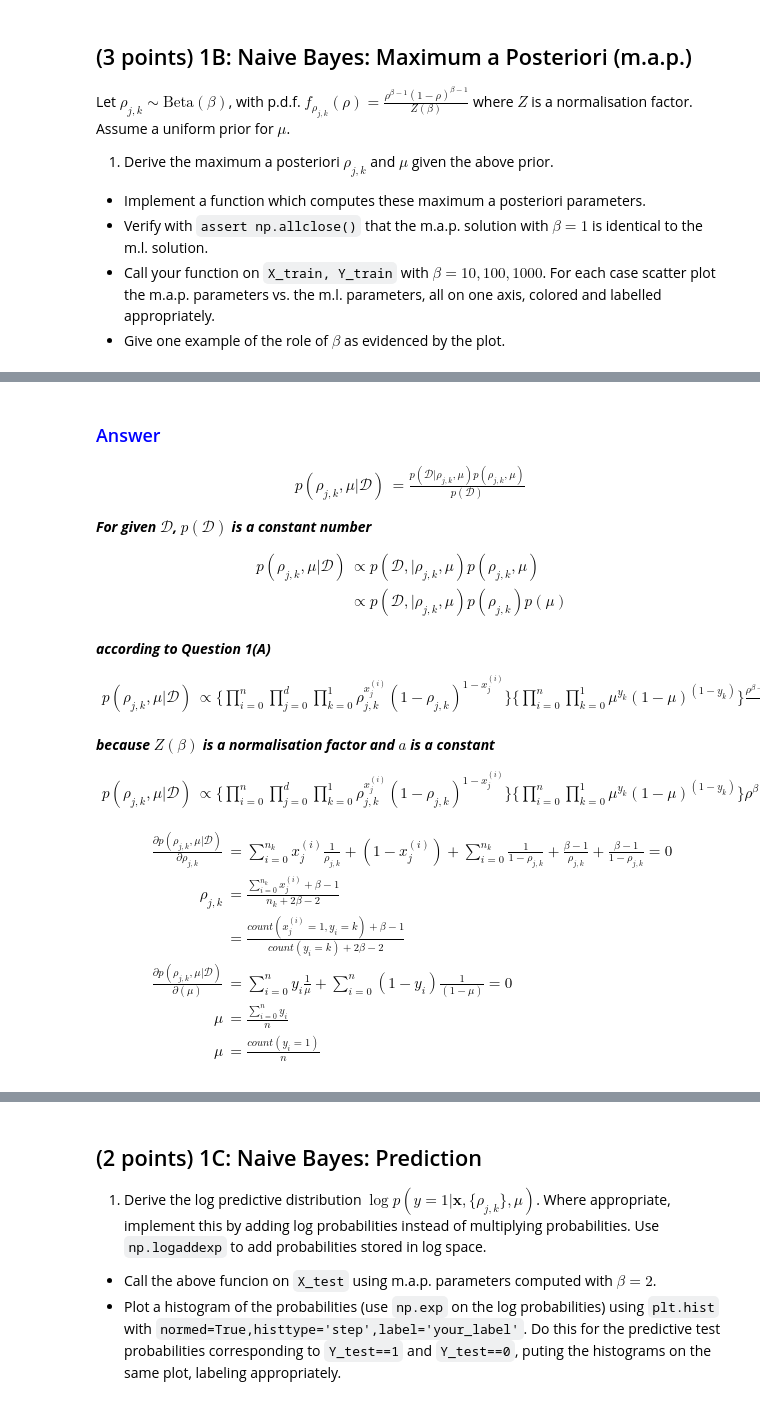
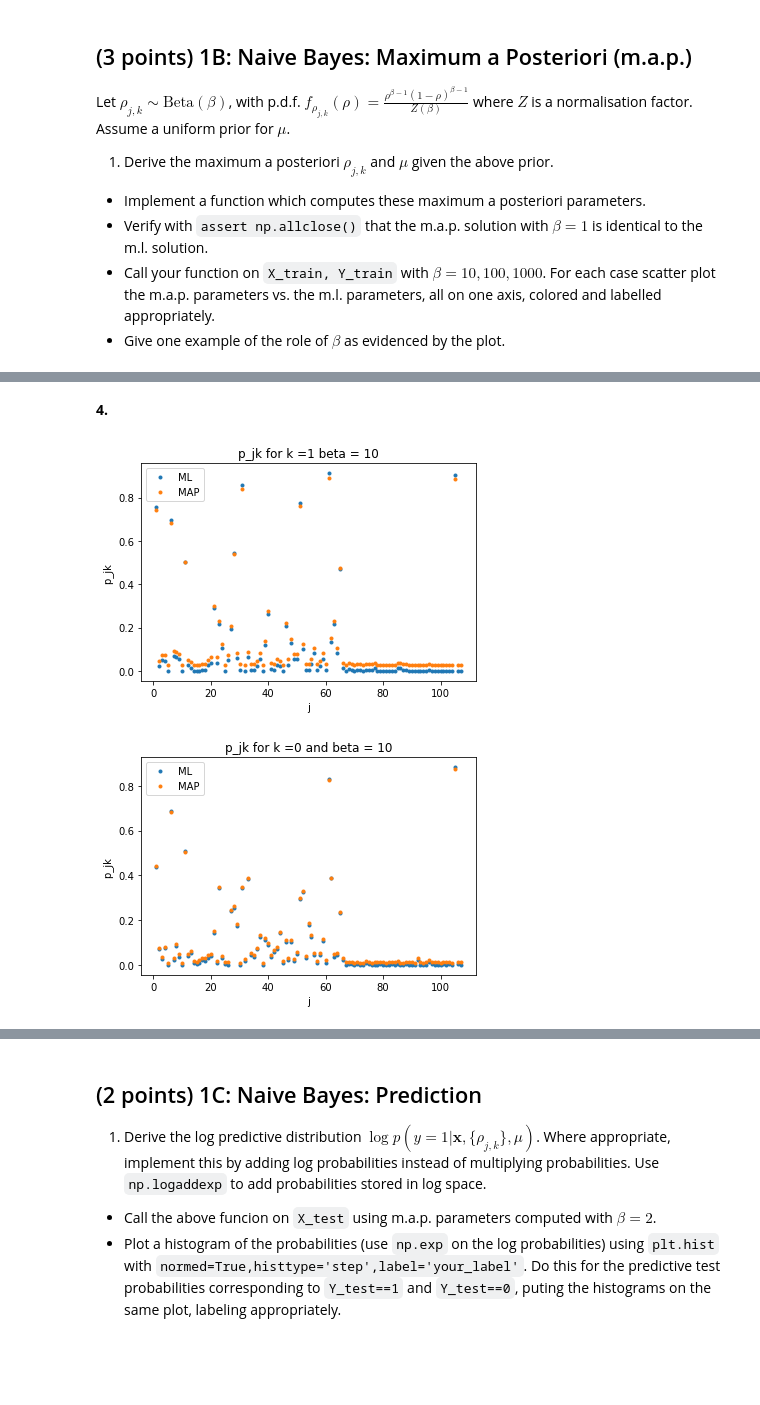
Before and after one commit to yifeiacc/Synchronize, a Jupyter notebook: ML_ass1/assigment1.ipynb, the cells around one changed output, grey strips where cells are left out. Cells and saved outputs as stored; diff of their text form; code cells hidden in the pictures; blank space fills up the shorter version.

```diff
--- a/ML_ass1/assigment1.ipynb
+++ b/ML_ass1/assigment1.ipynb
@@ -297,34 +329,32 @@ plt.show()
-# %% [markdown]
-### <span style="color:blue">Answer</span>
-<i>\begin{alignedat}{3}
-p(\rho_{j,k},\mu|\mathcal{D}) &=\frac{p(\mathcal{D}|\rho_{j,k},\mu)p(\rho_{j,k},\mu)}{p(\mathcal{D})}\
-\end{alignedat}</i>
-
-<i>**For given $\mathcal{D}$, $p(\mathcal{D})$ is a constant number**</i>
-
-<i>\begin{alignedat}{3}
-p(\rho_{j,k},\mu|\mathcal{D}) &\propto p(\mathcal{D},|\rho_{j,k},\mu)p(\rho_{j,k},\mu)\\
-&\propto p(\mathcal{D},|\rho_{j,k},\mu)p(\rho_{j,k})p(\mu)\\
-\end{alignedat}</i>
-
-<i>**according to Question 1(A)**</i>
-
-<i>\begin{alignedat}{3}
-p(\rho_{j,k},\mu|\mathcal{D})
-&\propto \{\prod_{i=0}^n\prod_{j=0}^d\prod_{k=0}^1\rho_{j,k}^{x_j^{(i)}}(1-\rho_{j,k})^{1-x_j^{(i)}}\}\{\prod_{i=0}^n\prod_{k=0}^1\mu^{y_k}(1-\mu)^{(1-y_k)}\}\frac{\rho^{\beta-1}(1-\rho)^{\beta-1}}{{Z(\beta)}}a\\
-\end{alignedat}</i>
-
-<i>**because $Z(\beta)$ is a normalisation factor and $a$ is a constant**</i>
-
-<i>\begin{alignedat}{3}
-p(\rho_{j,k},\mu|\mathcal{D})
-&\propto \{\prod_{i=0}^n\prod_{j=0}^d\prod_{k=0}^1\rho_{j,k}^{x_j^{(i)}}(1-\rho_{j,k})^{1-x_j^{(i)}}\}\{\prod_{i=0}^n\prod_{k=0}^1\mu^{y_k}(1-\mu)^{(1-y_k)}\}\rho^{\beta-1}(1-\rho)^{\beta-1}\\
-\end{alignedat}</i>
-<i>\begin{alignedat}{3}
-\frac{\partial p(\rho_{j,k},\mu|\mathcal{D})}{\partial \rho_{j,k}} & = \sum_{i=0}^{n_k}{x_j^{(i)}\frac{1}{\rho_{j,k}}}+({1-x_j^{(i)}})+\sum_{i=0}^{n_k}\frac{1}{1-\rho_{j,k}}+\frac{\beta-1}{\rho_{j,k}}+\frac{\beta-1}{1-\rho_{j,k}} =0\\
-\rho_{j,k} & = \frac{\sum_{i=0}^{n_k}x_j^{(i)}+\beta-1}{n_k+2\beta-2}\\
-&= \frac{count(x_j^{(i)}=1,y_i = k)+\beta-1}{count(y_i = k)+2\beta-2}\\
-\frac{\partial p(\rho_{j,k},\mu|\mathcal{D})}{\partial (\mu)}&=\sum_{i=0}^{n}{y_i\frac{1}{\mu}}+\sum_{i=0}^{n}({1-y_i})\frac{1}{(1-\mu)} = 0\\
-\mu & =\frac{\sum_{i=0}^{n}y_i}{n}\\
- \mu& =\frac{count(y_i = 1)}{n}
-\end{alignedat}</i>
+# %% [markdown]
+**4.**
+# %%
+rho_j1_ML = ML(X_train,Y_train)[1]
+rho_j1_10_MAP = MAP(X_train,Y_train,10)[1]
+rho_j1_100_MAP = MAP(X_train,Y_train,100)[1]
+rho_j1_1000_MAP = MAP(X_train,Y_train,1000)[1]
+
+
+rho_j0_ML = ML(X_train,Y_train)[0]
+rho_j0_10_MAP = MAP(X_train,Y_train,10)[0]
+rho_j0_100_MAP = MAP(X_train,Y_train,100)[0]
+rho_j0_1000_MAP = MAP(X_train,Y_train,1000)[0]
+# %%
+plt.plot(j,rho_j1_ML,".")
+plt.plot(j,rho_j1_10_MAP,".")
+plt.xlabel('j')
+plt.ylabel('p_jk ')
+plt.title('p_jk for k =1 beta = 10')
+plt.legend(['ML', 'MAP'])
+plt.show()
+
+plt.plot(j,rho_j0_ML,".")
+plt.plot(j,rho_j0_10_MAP,".")
+plt.xlabel('j')
+plt.ylabel('p_jk ')
+plt.title('p_jk for k =0 and beta = 10')
+plt.legend(['ML', 'MAP'])
+plt.show()
+# %% [output]
+[figure, added]
+[figure, added]
```
Also changed, not shown: parts of 28 cells of this notebook.
